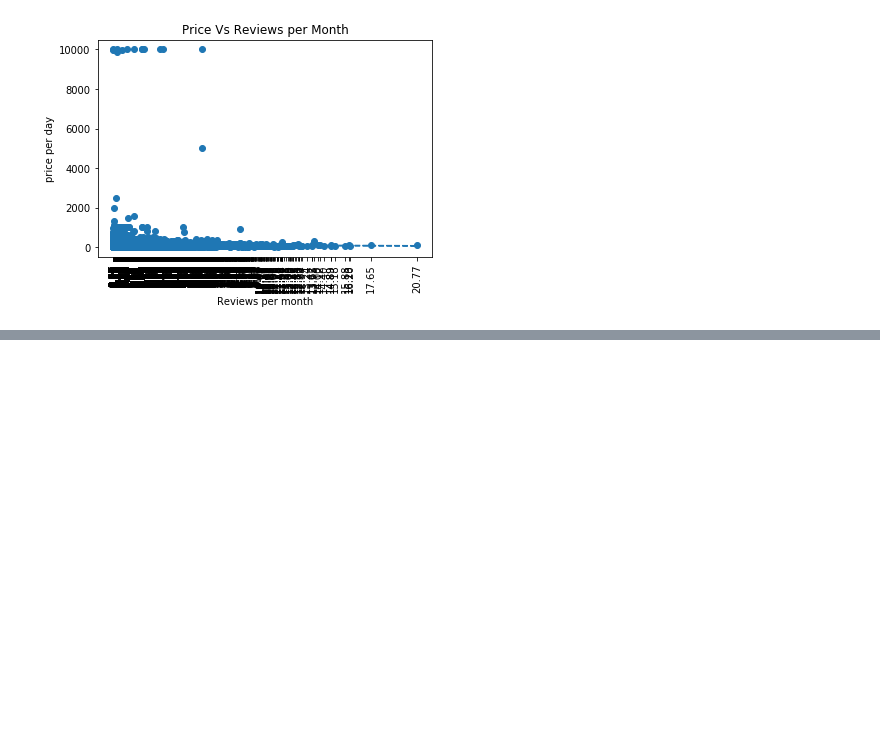
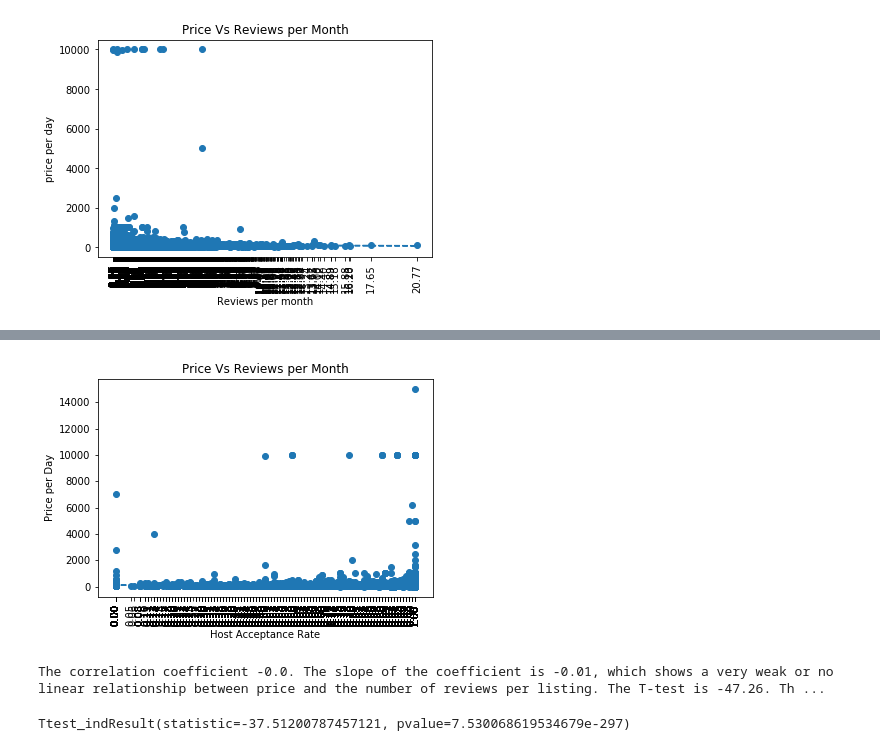
Before and after one commit to DerekTeed/project1_data, a Jupyter notebook: airbnbPy.ipynb, the cells around one changed output, grey strips where cells are left out. Saved outputs shown, nothing was run; the diff lists cells and outputs as text; code cells hidden in the pictures; blank space fills up the shorter version.

```diff
--- a/airbnbPy.ipynb
+++ b/airbnbPy.ipynb
@@ -187,0 +201,21 @@ round(['Tumor Volume (mm3)'].describe(),2)
+# %%
+vc_slope, vc_int, vc_r, vc_p, vc_std_err = stats.linregress(x2, y2)
+vc_fit = vc_slope * x2 + vc_int
+
+# year = crime_data.iloc[:,0]
+# violent_crime_rate = crime_data.iloc[:,3]
+plt.scatter(x2,y2)
+plt.plot(x2,vc_fit,"--")
+plt.xticks(x2, rotation=90)
+plt.xlabel('Host Acceptance Rate')
+plt.ylabel('Price per Day')
+plt.title("Price Vs Reviews per Month")
+plt.show()
+# %% [output]
+[figure, added]
+# %%
+print(f"The correlation coefficient {round(st.pearsonr(x2,y2)[0],2)}. The slope of the coefficient is 0.0, which shows no linear relationship between price and the host acceptance rate. The T-test is -37.51. The P-Value is 0.0.")
+stats.ttest_ind(x2, y2, equal_var=False)
+# %% [output]
+The correlation coefficient -0.0. The slope of the coefficient is -0.01, which shows a very weak or no linear relationship between price and the number of reviews per listing. The T-test is -47.26. Th ...
+Ttest_indResult(statistic=-37.51200787457121, pvalue=7.530068619534679e-297)
```
Also changed, not shown: parts of 8 cells of this notebook, 1 other file.
